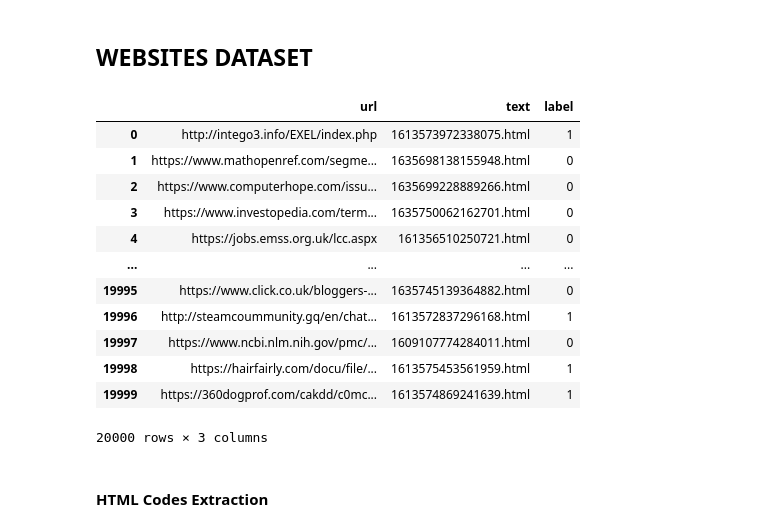
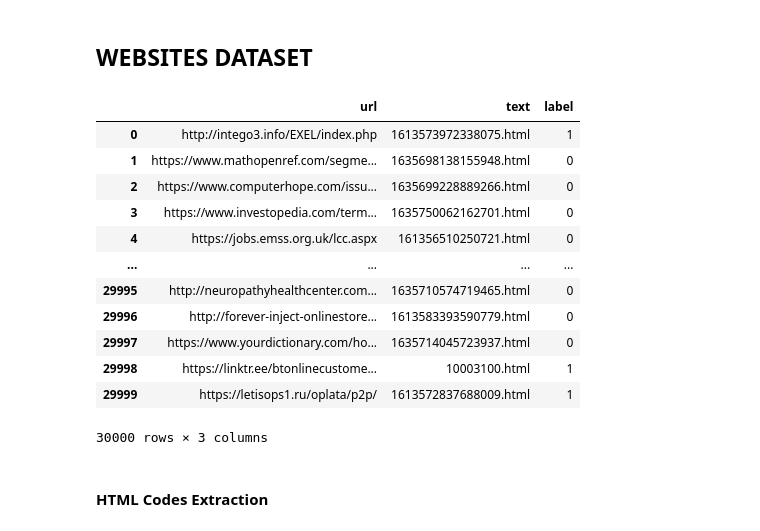
Before and after one commit to EstAlvB/Phishing-Detection-with-BERT, a Jupyter notebook: PREPROCESSING/preprocessing.ipynb, the cells around one changed output. Cells and saved outputs as stored; diff of their text form; code cells hidden in the pictures.

```diff
--- a/PREPROCESSING/preprocessing.ipynb
+++ b/PREPROCESSING/preprocessing.ipynb
@@ -439,37 +445,37 @@ train_sms
 # %%
 # we have to create a database to get html files
 conn = sqlite3.connect(Path("~/Documents/WEBSITES/websites.db").expanduser())
 
 # open and read index.sql, where html files are
 with open(Path("~/Documents/WEBSITES/index.sql").expanduser(), "r") as f:
     sql = f.read()
 
 sql = sql.replace("`", "'")
 conn.executescript(sql)
 conn.commit()
 
 # read table data and pass it to a pandas dataframe
-webs = pd.read_sql_query("SELECT * FROM \"index\" LIMIT 20000", conn)
+webs = pd.read_sql_query("SELECT * FROM \"index\" LIMIT 30000", conn)
 
 conn.close()
 
 webs.drop(['rec_id', 'created_date'], inplace=True, axis=1)
 webs.rename(columns={'website': 'text', 'result': 'label'}, inplace=True)
 webs
 # %% [output]
 |  | url | text | label |
 | 0 | http://intego3.info/EXEL/index.php | 1613573972338075.html | 1 |
 | 1 | https://www.mathopenref.com/segme... | 1635698138155948.html | 0 |
 | 2 | https://www.computerhope.com/issu... | 1635699228889266.html | 0 |
 | 3 | https://www.investopedia.com/term... | 1635750062162701.html | 0 |
 | 4 | https://jobs.emss.org.uk/lcc.aspx | 161356510250721.html | 0 |
 | ... | ... | ... | ... |
-| 19995 | https://www.click.co.uk/bloggers-... | 1635745139364882.html | 0 |
-| 19996 | http://steamcoummunity.gq/en/chat... | 1613572837296168.html | 1 |
-| 19997 | https://www.ncbi.nlm.nih.gov/pmc/... | 1609107774284011.html | 0 |
-| 19998 | https://hairfairly.com/docu/file/... | 1613575453561959.html | 1 |
-| 19999 | https://360dogprof.com/cakdd/c0mc... | 1613574869241639.html | 1 |
+| 29995 | http://neuropathyhealthcenter.com... | 1635710574719465.html | 0 |
+| 29996 | http://forever-inject-onlinestore... | 1613583393590779.html | 0 |
+| 29997 | https://www.yourdictionary.com/ho... | 1635714045723937.html | 0 |
+| 29998 | https://linktr.ee/btonlinecustome... | 10003100.html | 1 |
+| 29999 | https://letisops1.ru/oplata/p2p/ | 1613572837688009.html | 1 |
-20000 rows × 3 columns
+30000 rows × 3 columns
 # %% [markdown]
 #### HTML Codes Extraction
 # %% [markdown]
```
Also changed, not shown: parts of 22 cells of this notebook.
